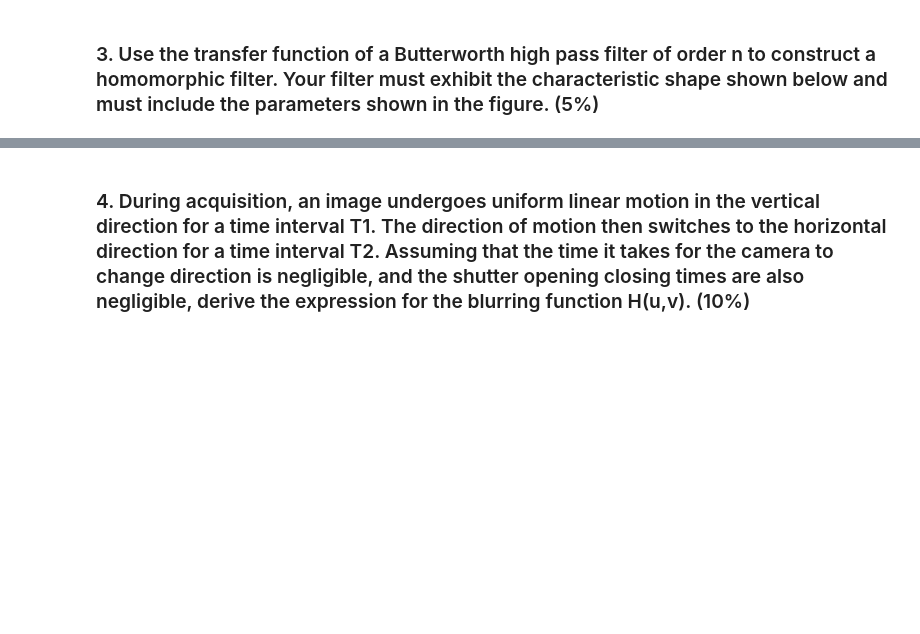
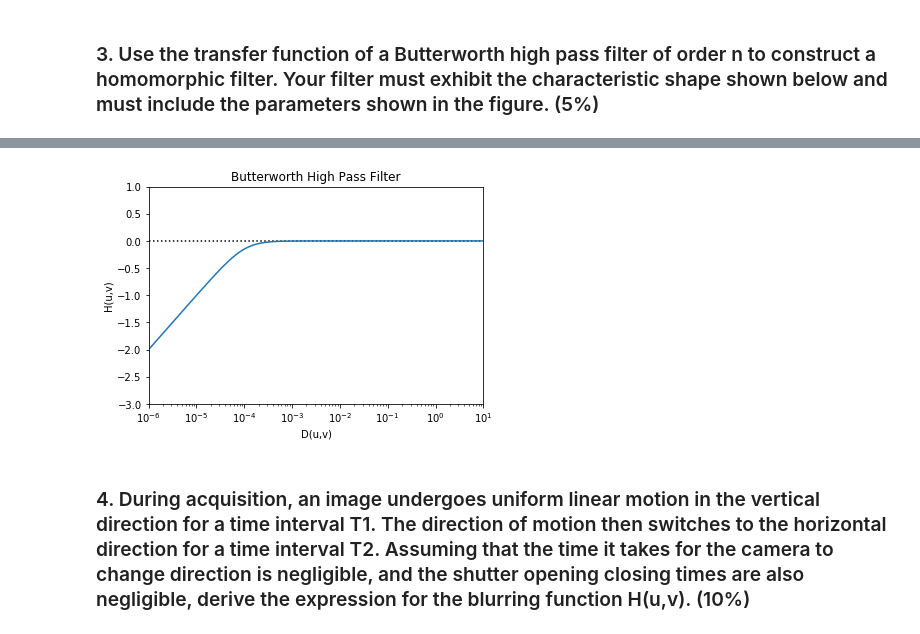
Before and after one commit to wuling31715/2018-NCCU-Computer-Vision, a Jupyter notebook: fourier_transform/demo.ipynb, the cells around one changed output, grey strips where cells are left out. Saved outputs shown, nothing was run; the diff lists cells and outputs as text; code cells hidden in the pictures; blank space fills up the shorter version.

```diff
--- a/fourier_transform/demo.ipynb
+++ b/fourier_transform/demo.ipynb
@@ -156,3 +124,17 @@ plt.show()
+# %%
+from scipy import signal
+b, a = signal.butter(1, 10**-4, 'highpass', analog=True)
+w, h = signal.freqs(b, a)
+plt.plot(w, np.log10(abs(h)))
+plt.xscale('log')
+plt.title('Butterworth High Pass Filter')
+plt.xlabel('D(u,v)')
+plt.ylabel('H(u,v)')
+plt.margins(0, 0.5)
+plt.hlines(0, 10**-6, 10**1, linestyle=':')
+plt.show()
+# %% [output]
+[figure, added]
 # %% [markdown]
 ### 4. During acquisition, an image undergoes uniform linear motion in the vertical direction for a time interval T1. The direction of motion then switches to the horizontal direction for a time interval T2. Assuming that the time it takes for the camera to change direction is negligible, and the shutter opening closing times are also negligible, derive the expression for the blurring function H(u,v). (10%)
 # %% [markdown]
```
Also changed, not shown: parts of 7 cells of this notebook, 1 other file.
